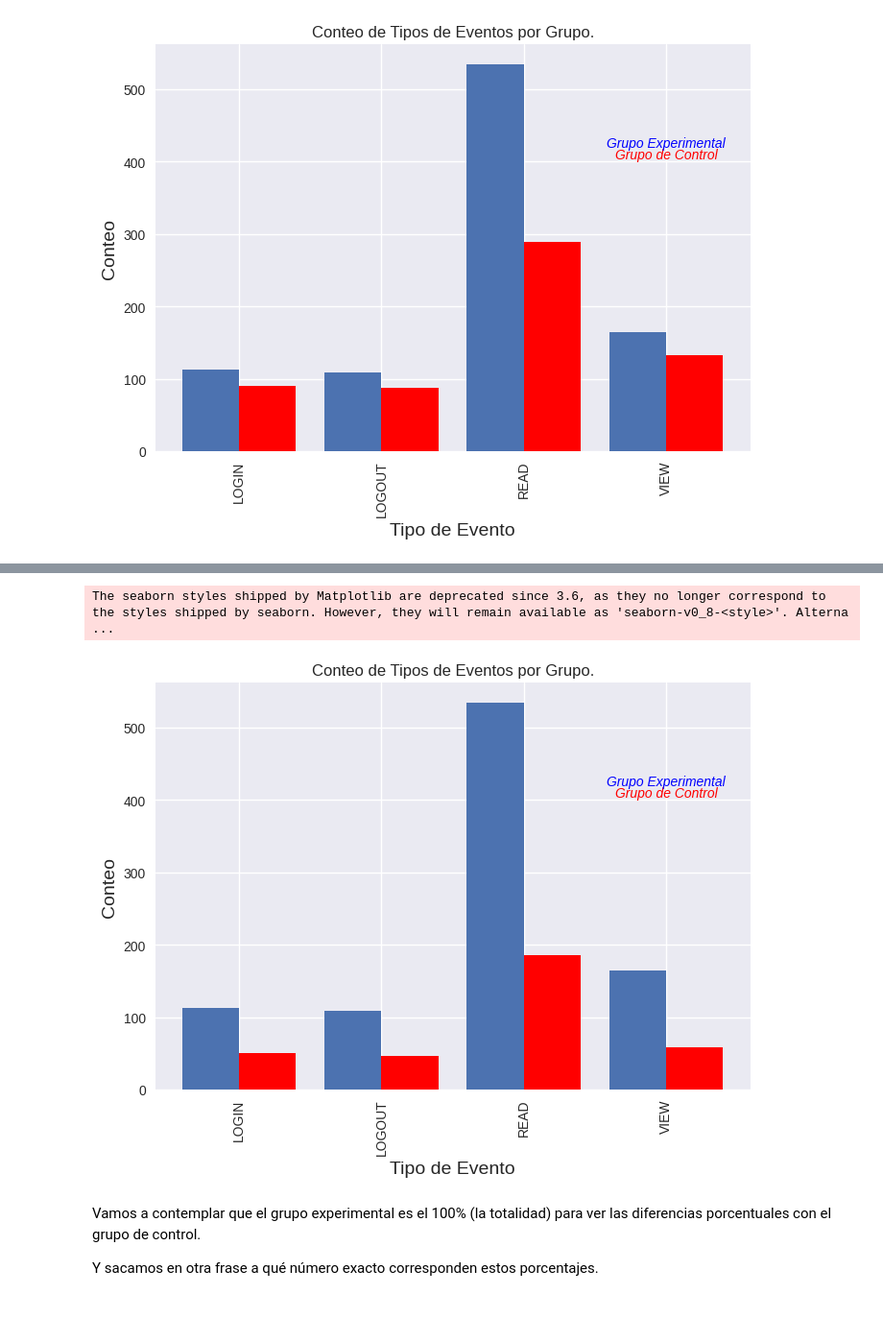
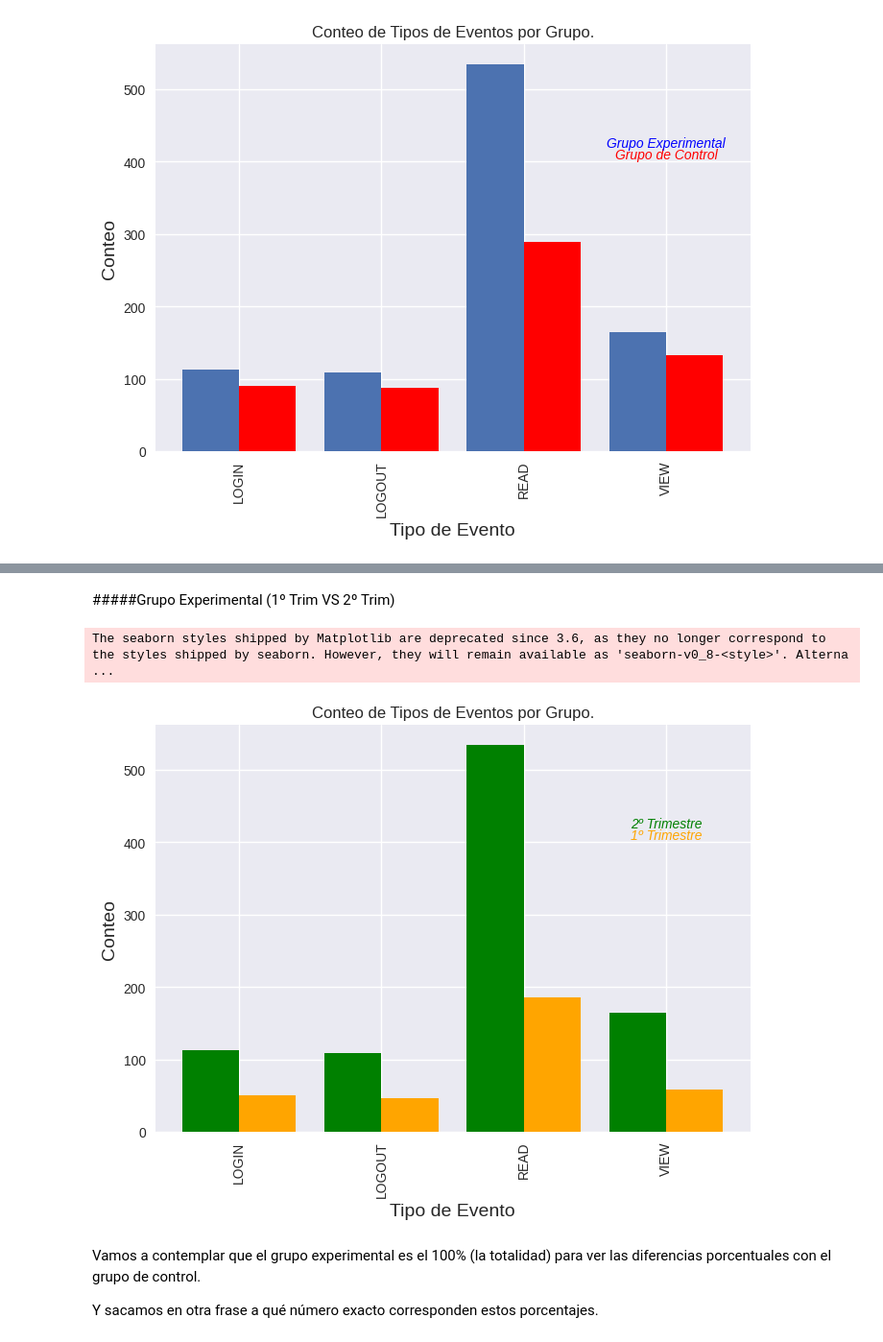
Before and after one commit to Ana-AlonsoCanizares/AA_GRUPO3, a Jupyter notebook: PruebaControl_OCASO.ipynb, the cells around one changed output, grey strips where cells are left out. Shown at 96% size. Saved outputs shown, nothing was run; the diff lists cells and outputs as text; code cells hidden in the pictures; blank space fills up the shorter version.

```diff
--- a/PruebaControl_OCASO.ipynb
+++ b/PruebaControl_OCASO.ipynb
@@ -25,9 +25,13 @@ Auditoria (descargar todos los días), 1.18 para ver las bajas (descargar todos
 
 Subir todos al colab para ser ejecutados.
 # %%
-accesos_usuarios_df = pd.read_excel('/content/2.13_Auditoria_usuarios.xlsx')
-agentes_inicio = pd.read_excel('/content/1.18_Estructura_Comercial.xlsx')
-Gr2 = pd.read_excel('/content/1.18_Grupo_de_control.xlsx')
-est_gr_exp = pd.read_excel('/content/estandar_gr_exp.xlsx')
-for_gr_exp = pd.read_excel('/content/formacion_gr_exp.xlsx')
-bajas = pd.read_excel('/content/1.18_Bajas.xlsx')
+# accesos_usuarios_df = pd.read_excel('/content/2.13_Auditoria_usuarios.xlsx')
+# agentes_inicio = pd.read_excel('/content/1.18_Estructura_Comercial.xlsx')
+# Gr2 = pd.read_excel('/content/1.18_Grupo_de_control.xlsx')
+# est_gr_exp = pd.read_excel('/content/estandar_gr_exp.xlsx')
+# for_gr_exp = pd.read_excel('/content/formacion_gr_exp.xlsx')
+# bajas = pd.read_excel('/content/1.18_Bajas.xlsx')
+prod_fis_corr = pd.read_excel('/content/1.12.1_Produccion_Meses.xlsx')
+
+# Prueba grupo experimental como grupo de control_2
+# aud_gr1_2 = pd.read_excel('/content/Exp_Ctrl.xlsx')
@@ -36,5 +38,3 @@ Workbook contains no default style, apply openpyxl's default
-# %%
-aud_gr1_2 = pd.read_excel('/content/Exp_Ctrl.xlsx')
 # %% [markdown]
 Definición de funciones de limpieza y normalización de los dataframes.
 # %%
@@ -66,15 +85,24 @@ def clean_production(df):
 # %%
+# Limpieza y normalización de los dataframes
 accesos_usuarios_df = clean_df(accesos_usuarios_df)
-# accesos_usuarios_df = date_delete(accesos_usuarios_df)
+accesos_usuarios_df = date_delete(accesos_usuarios_df)
+
 aud_gr1_2 = clean_df(aud_gr1_2)
-# aud_gr1_2 = date_delete(aud_gr1_2)
+aud_gr1_2 = date_delete(aud_gr1_2)
+
 agentes_inicio = cols_to_keep(agentes_inicio)
 agentes_inicio = clean_df(agentes_inicio)
+
 Gr2 = cols_to_keep(Gr2)
 Gr2 = clean_df(Gr2)
+
 for_gr_exp = clean_df(for_gr_exp)
 est_gr_exp = clean_df(est_gr_exp)
+
 bajas = clean_df(bajas)
+
+prod_fis_corr = clean_df(prod_fis_corr)
+prod_fis_corr = clean_production(prod_fis_corr)
 # %% [output]
 A value is trying to be set on a copy of a slice from a DataFrame.
 Try using .loc[row_indexer,col_indexer] = value instead
@@ -166,29 +197,31 @@ Que se corresponde con 289 registros obtenidos del grupo como control y 535 del
+# %% [markdown]
+#####Grupo Experimental (1º Trim VS 2º Trim)
 # %%
 plt.style.use('seaborn')
-ax = dif_eventos_exp['USERID'].plot(kind="bar", width=-0.4, rot=0, stacked=True, align='edge')
-dif_eventos_ctrl1_2['USERID'].plot(ax=ax, width=0.4, kind="bar",align='edge', color="red")
+ax = dif_eventos_exp['USERID'].plot(kind="bar", width=-0.4, rot=0, stacked=True, align='edge', color="green")
+dif_eventos_ctrl1_2['USERID'].plot(ax=ax, width=0.4, kind="bar",align='edge', color="orange")
 ax.set_xticklabels(dif_eventos_exp['TIPO EVENTO'])
 ax.set_ylabel('Conteo', fontsize = 14)
 ax.set_xlabel('Tipo de Evento', fontsize = 14)
 # ax.legend(title='DataFrame')
 ax.set_title('Conteo de Tipos de Eventos por Grupo.')
-ax.text(3, 410, "Grupo de Control",
+ax.text(3, 410, "1º Trimestre",
        fontsize = 10,          # Tamaño
        fontstyle = "oblique",  # Estilo
-       color = "red",          # Color
+       color = "orange",          # Color
        ha = "center", # Alineación horizontal
        va = "center") # Alineación vertical
-ax.text(3, 425, "Grupo Experimental",
+ax.text(3, 425, "2º Trimestre",
        fontsize = 10,          # Tamaño
        fontstyle = "oblique",  # Estilo
-       color = "blue",          # Color
+       color = "green",          # Color
        ha = "center", # Alineación horizontal
        va = "center") # Alineación vertical
 plt.autoscale(enable=True, axis='x')
 plt.show()
 # %% [output]
 The seaborn styles shipped by Matplotlib are deprecated since 3.6, as they no longer correspond to the styles shipped by seaborn. However, they will remain available as 'seaborn-v0_8-<style>'. Alterna ...
-[figure, old version]
+[figure, new version]
 # %% [markdown]
 Vamos a contemplar que el grupo experimental es el 100% (la totalidad) para ver las diferencias porcentuales con el grupo de control.
 
```
Also changed, not shown: parts of 26 cells of this notebook.
